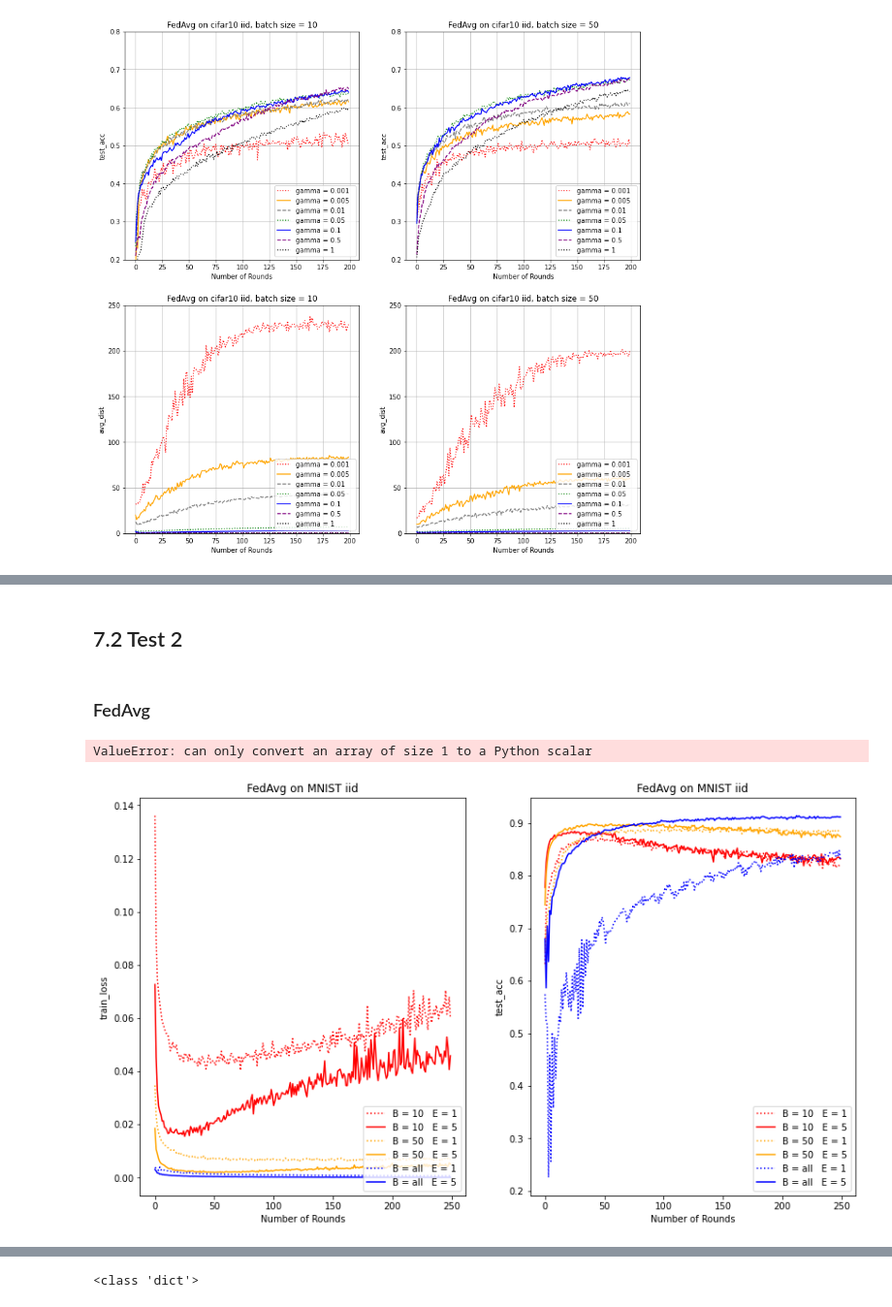
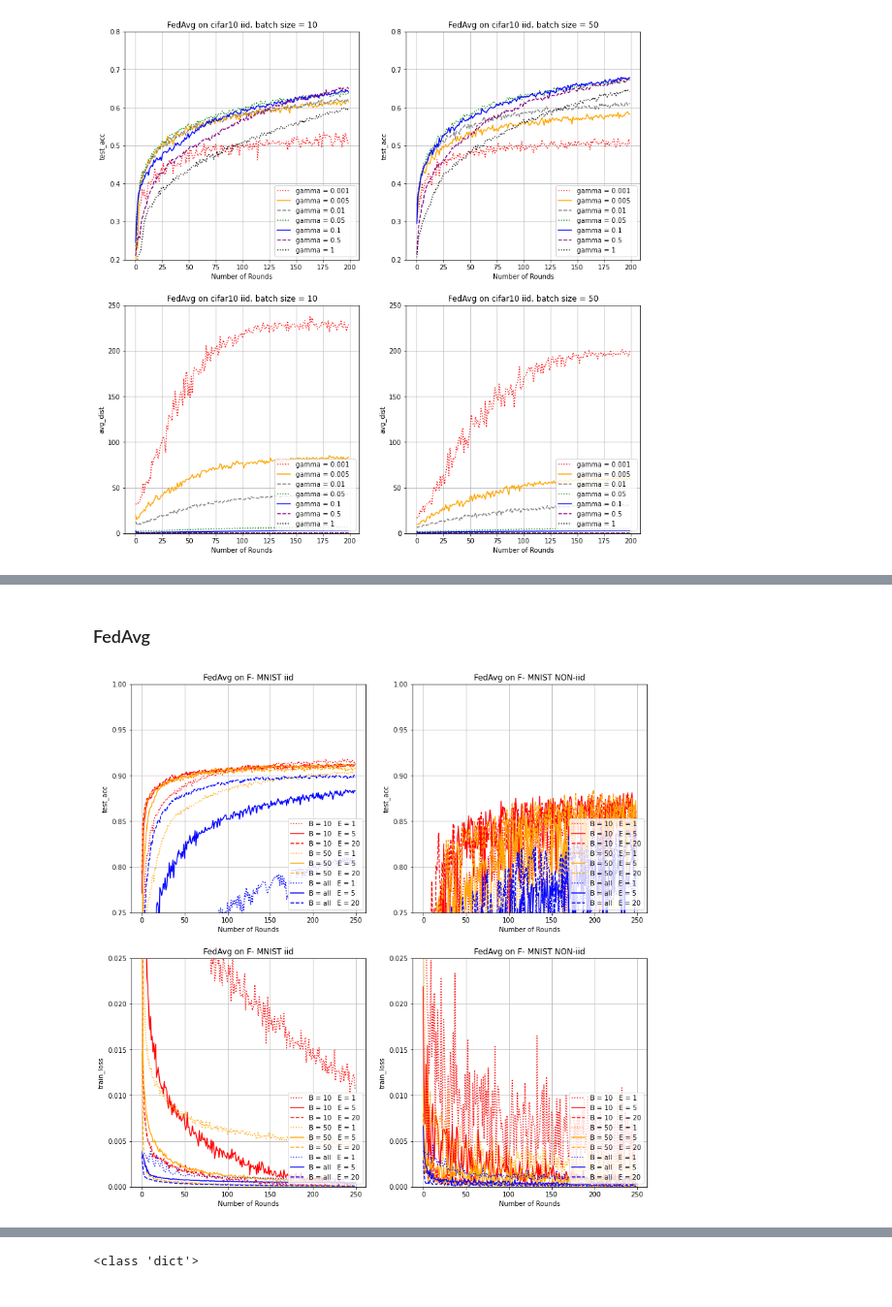
Before and after one commit to A-Botti/Federated-rSGD, a Jupyter notebook: r_SGD_for_Federated_Learning_v7.ipynb, the cells around one changed output, grey strips where cells are left out. Shown at 97% size. Cells and saved outputs as stored; diff of their text form; code cells hidden in the pictures.

```diff
--- a/r_SGD_for_Federated_Learning_v7.ipynb
+++ b/r_SGD_for_Federated_Learning_v7.ipynb
@@ -329,9 +378,8 @@ fig.set_size_inches(20, 4)
 
 for ax, metr in zip((ax1, ax2, ax3, ax4), ["train_loss", "test_loss", "test_acc", "avg_dist"]):
     m = df.metrics.item()[metr]
-
     x = np.arange(len(m))
-    ax.plot(x, m, color = "red", linestyle = '-', label = f"{metr}")
-    ax.set(xlabel='Number of Rounds', ylabel=f'{metr}', title = "FedAvg on Fmnist")
+    ax.plot(x, m, color = "red", linestyle = '-')
+    ax.set(xlabel='Number of Rounds', ylabel=f'{metr}', title = f"{df.algo.item()}: {metr} on {df.dataset.item()}")
     ax.grid()
 # %% [output]
@@ -472,0 +623,4 @@ for iid in [True, False]:
+# %%
+df2 = pd.read_csv("logs/log_rfed_sched_geomspace.csv")
+#df = df[(df["gamma"] != 10) & (df["gamma"] != 100)]
+df2["metrics"] = df2["metrics"].apply(lambda x: json.loads(x.replace("'", "\"")))
@@ -607,6 +901,0 @@ for ax_pair, metr in zip(((ax1, ax2),(ax3, ax4)), ["test_acc", "avg_dist"]):
-# %%
-df = pd.read_csv("logs/log_t052.csv")
-df["metrics"] = df["metrics"].apply(lambda x: json.loads(x.replace("'", "\"")))
-
-df3 = pd.read_csv("logs/log_t05.csv")
-df3["metrics"] = df3["metrics"].apply(lambda x: json.loads(x.replace("'", "\"")))
@@ -696,33 +931,30 @@ for ax, iid in zip([ax1, ax2], [True, False]):
-# %% [markdown]
-## 7.2 Test 2
 # %% [markdown]
 ### FedAvg
-# %%
-fedavg_t2_old = pd.read_csv("logs/log_fedavg_t2_fmnist.csv")
-fedavg_t2_old["metrics"] = fedavg_t2_old["metrics"].apply(lambda x: json.loads(x.replace("'", "\"")))
-fedavg_t2_old["metrics"].item()
-# %% [output]
-ValueError: can only convert an array of size 1 to a Python scalar
 # %%
+fedavg_t2 = pd.read_csv("logs/log_fedavg_t2.csv")
+fedavg_t2["metrics"] = fedavg_t2["metrics"].apply(lambda x: json.loads(x.replace("'", "\"")))
 
+fig, ((ax1, ax2),(ax3, ax4)) = plt.subplots(2, 2, sharey = False)
+fig.set_size_inches(14, 14)
 
-fig, (ax1, ax2) = plt.subplots(1, 2, sharey = False)
-fig.set_size_inches(14, 8)
+color_dict = {0:"red", 1:"orange", 2:"blue", 3:"green", 4:"blue", 5:"purple", 6:"black"}
+#ds = "cifar10"
 
-for ax, metr in zip([ax1, ax2], ["train_loss", "test_acc"]):
-    for color, bs in zip(["red", "orange", "blue"],["10", "50", "all"]):
-        for dash, e in zip([":", "-","--"], [1, 5,]):
+for ax_pair, metr in zip(((ax1, ax2),(ax3, ax4)), ["test_acc", "train_loss"]):
+    for ax, iid in zip(ax_pair, [True, False]):
+        for color, bs in enumerate(["10", "50", "all"]):
+            for dash, e in zip([":", "-","--"], [1, 5, 20]):
 
-            acc = fedavg_t2_old[(fedavg_t2_old["local_epochs"] == e) &
-                       (fedavg_t2_old["local_batchSize"]==bs) &
-                       (fedavg_t2_old["iid"]==True)&
-                       (fedavg_t2_old["dataset"]=="fmnist")]["metrics"].item()[metr]
+                acc = fedavg_t2[(fedavg_t2["local_epochs"] == e) &
+                           (fedavg_t2["local_batchSize"]==bs) &
+                           (fedavg_t2["iid"]==iid) &
+                           (fedavg_t2["dataset"]=="fmnist")]["metrics"].item()[metr]
 
-            x = np.arange(len(acc))
-            ax.plot(x, acc, color = color, linestyle = dash, label = "B = {}   E = {}".format(bs, e))
-            ax.set(xlabel='Number of Rounds', ylabel= metr, title = "FedAvg on MNIST {}".format("iid" if iid else "NON-iid"))
-            #ax.set_ylim([.75,1])
-            ax.grid()
-        ax.legend(loc = "lower right")
+                x = np.arange(len(acc))
+                ax.plot(x, acc, color = color_dict[color], linestyle = dash, label = "B = {}   E = {}".format(bs, e))
+                ax.set(xlabel='Number of Rounds', ylabel=metr , title = "FedAvg on F- MNIST {}".format("iid" if iid else "NON-iid"))
+                ax.set_ylim(.75, 1) if metr == "test_acc" else ax.set_ylim(0, .025)
+                ax.grid()
+            ax.legend(loc = "lower right")
 # %% [output]
-[figure, old version]
+[figure, new version]
```
Also changed, not shown: parts of 35 cells of this notebook, 10 other files.
